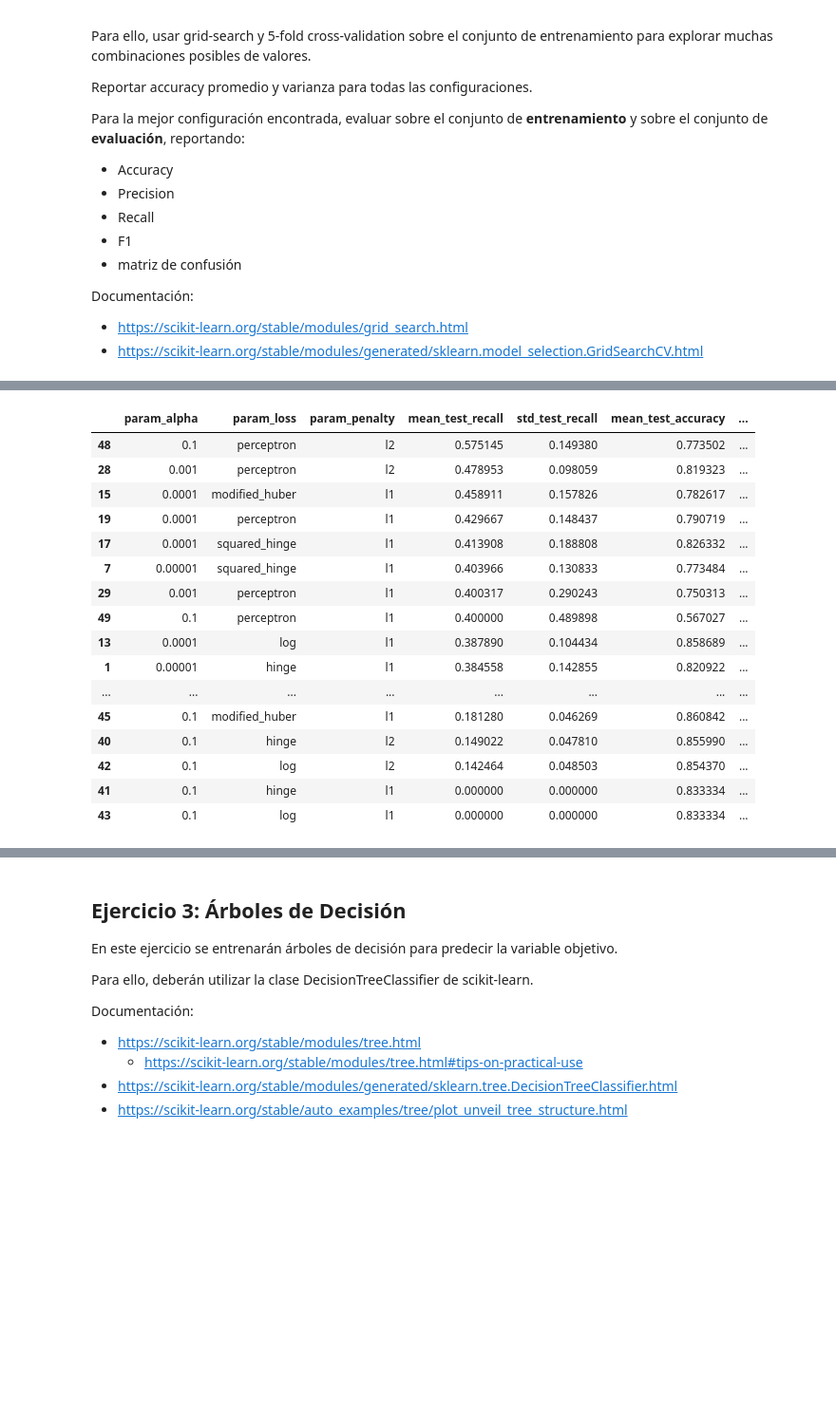
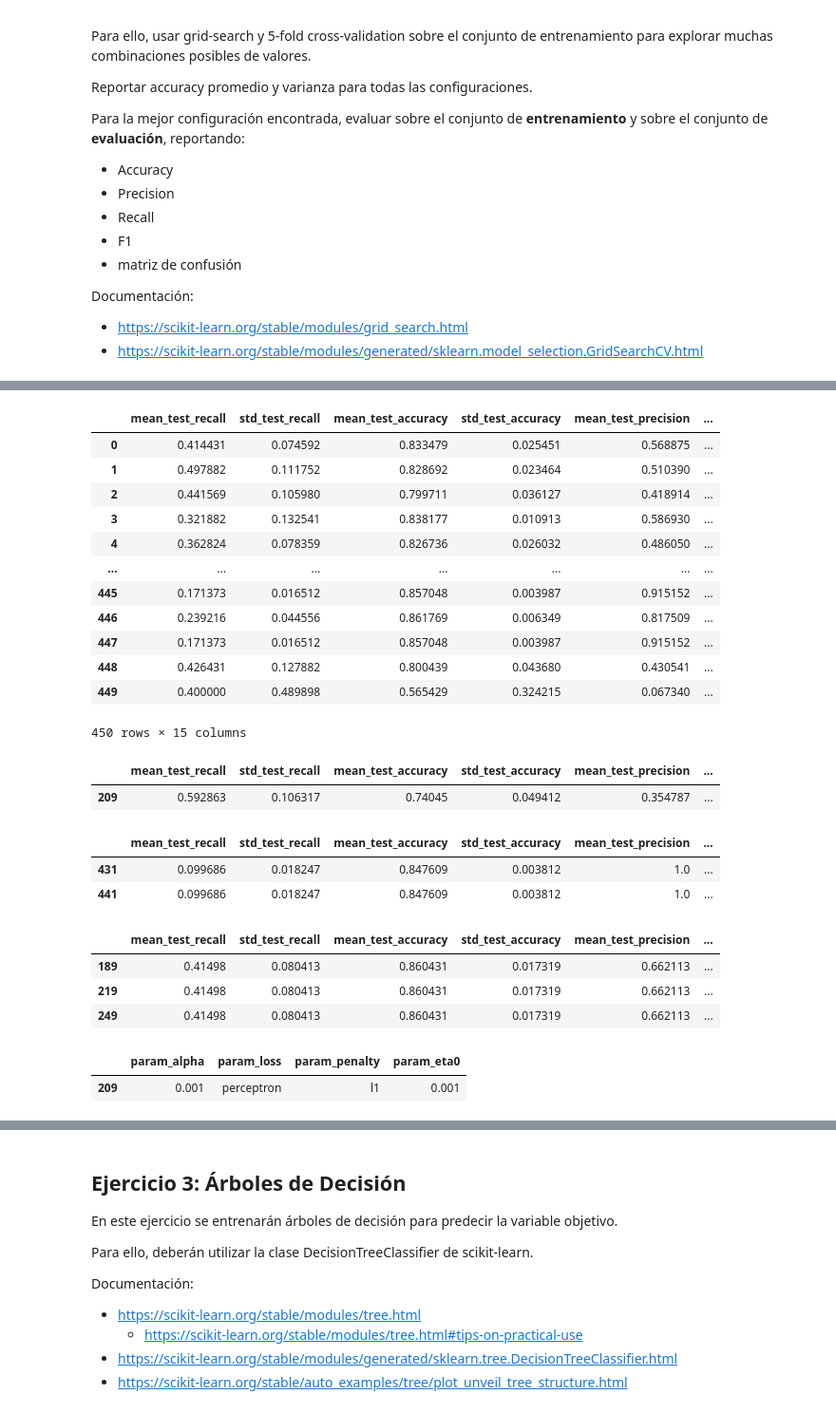
Before and after one commit to benjaminocampo/intro_ml, a Jupyter notebook: Lab 2.ipynb, the cells around one changed output, grey strips where cells are left out. Shown: that part at 95% size. Cells and saved outputs as stored; diff of their text form; code cells hidden in the pictures; blank space fills up the shorter version.

```diff
--- a/Lab 2.ipynb
+++ b/Lab 2.ipynb
@@ -242,25 +251,49 @@ Index(['mean_fit_time', 'std_fit_time', 'mean_score_time', 'std_score_time',
       dtype='object')
-# %%
-results_df[["param_alpha", "param_loss", "param_penalty",
-            "mean_test_recall", "std_test_recall",
-            "mean_test_accuracy", "std_test_accuracy",
-            "mean_test_precision", "std_test_precision",
-            "rank_test_recall"]].sort_values(by="rank_test_recall")
-# %% [output]
-|  | param_alpha | param_loss | param_penalty | mean_test_recall | std_test_recall | mean_test_accuracy | ... |
-| 48 | 0.1 | perceptron | l2 | 0.575145 | 0.149380 | 0.773502 | ... |
-| 28 | 0.001 | perceptron | l2 | 0.478953 | 0.098059 | 0.819323 | ... |
-| 15 | 0.0001 | modified_huber | l1 | 0.458911 | 0.157826 | 0.782617 | ... |
-| 19 | 0.0001 | perceptron | l1 | 0.429667 | 0.148437 | 0.790719 | ... |
-| 17 | 0.0001 | squared_hinge | l1 | 0.413908 | 0.188808 | 0.826332 | ... |
-| 7 | 0.00001 | squared_hinge | l1 | 0.403966 | 0.130833 | 0.773484 | ... |
-| 29 | 0.001 | perceptron | l1 | 0.400317 | 0.290243 | 0.750313 | ... |
-| 49 | 0.1 | perceptron | l1 | 0.400000 | 0.489898 | 0.567027 | ... |
-| 13 | 0.0001 | log | l1 | 0.387890 | 0.104434 | 0.858689 | ... |
-| 1 | 0.00001 | hinge | l1 | 0.384558 | 0.142855 | 0.820922 | ... |
-| ... | ... | ... | ... | ... | ... | ... | ... |
-| 45 | 0.1 | modified_huber | l1 | 0.181280 | 0.046269 | 0.860842 | ... |
-| 40 | 0.1 | hinge | l2 | 0.149022 | 0.047810 | 0.855990 | ... |
-| 42 | 0.1 | log | l2 | 0.142464 | 0.048503 | 0.854370 | ... |
-| 41 | 0.1 | hinge | l1 | 0.000000 | 0.000000 | 0.833334 | ... |
-| 43 | 0.1 | log | l1 | 0.000000 | 0.000000 | 0.833334 | ... |
+# %%
+relevant_metrics=["mean_test_recall", "std_test_recall",
+            "mean_test_accuracy", "std_test_accuracy",
+            "mean_test_precision", "std_test_precision", 'mean_test_f1',
+            "rank_test_recall", 'rank_test_precision', 'rank_test_accuracy', 'rank_test_f1']
+
+params= ["param_alpha", "param_loss", "param_penalty", 'param_eta0']
+
+results_df= results_df[relevant_metrics + params]
+results_df
+# %% [output]
+|  | mean_test_recall | std_test_recall | mean_test_accuracy | std_test_accuracy | mean_test_precision | ... |
+| 0 | 0.414431 | 0.074592 | 0.833479 | 0.025451 | 0.568875 | ... |
+| 1 | 0.497882 | 0.111752 | 0.828692 | 0.023464 | 0.510390 | ... |
+| 2 | 0.441569 | 0.105980 | 0.799711 | 0.036127 | 0.418914 | ... |
+| 3 | 0.321882 | 0.132541 | 0.838177 | 0.010913 | 0.586930 | ... |
+| 4 | 0.362824 | 0.078359 | 0.826736 | 0.026032 | 0.486050 | ... |
+| ... | ... | ... | ... | ... | ... | ... |
+| 445 | 0.171373 | 0.016512 | 0.857048 | 0.003987 | 0.915152 | ... |
+| 446 | 0.239216 | 0.044556 | 0.861769 | 0.006349 | 0.817509 | ... |
+| 447 | 0.171373 | 0.016512 | 0.857048 | 0.003987 | 0.915152 | ... |
+| 448 | 0.426431 | 0.127882 | 0.800439 | 0.043680 | 0.430541 | ... |
+| 449 | 0.400000 | 0.489898 | 0.565429 | 0.324215 | 0.067340 | ... |
+450 rows × 15 columns
+# %%
+highest_rank= 1
+results_df[results_df['rank_test_recall']== highest_rank]
+# %% [output]
+|  | mean_test_recall | std_test_recall | mean_test_accuracy | std_test_accuracy | mean_test_precision | ... |
+| 209 | 0.592863 | 0.106317 | 0.74045 | 0.049412 | 0.354787 | ... |
+# %%
+results_df[results_df['rank_test_precision']== highest_rank]
+# %% [output]
+|  | mean_test_recall | std_test_recall | mean_test_accuracy | std_test_accuracy | mean_test_precision | ... |
+| 431 | 0.099686 | 0.018247 | 0.847609 | 0.003812 | 1.0 | ... |
+| 441 | 0.099686 | 0.018247 | 0.847609 | 0.003812 | 1.0 | ... |
+# %%
+results_df[results_df['rank_test_f1']== highest_rank]
+# %% [output]
+|  | mean_test_recall | std_test_recall | mean_test_accuracy | std_test_accuracy | mean_test_precision | ... |
+| 189 | 0.41498 | 0.080413 | 0.860431 | 0.017319 | 0.662113 | ... |
+| 219 | 0.41498 | 0.080413 | 0.860431 | 0.017319 | 0.662113 | ... |
+| 249 | 0.41498 | 0.080413 | 0.860431 | 0.017319 | 0.662113 | ... |
+# %%
+results_df.loc[results_df['rank_test_recall']== highest_rank, params]
+# %% [output]
+|  | param_alpha | param_loss | param_penalty | param_eta0 |
+| 209 | 0.001 | perceptron | l1 | 0.001 |
```
Also changed, not shown: parts of 17 cells of this notebook.
